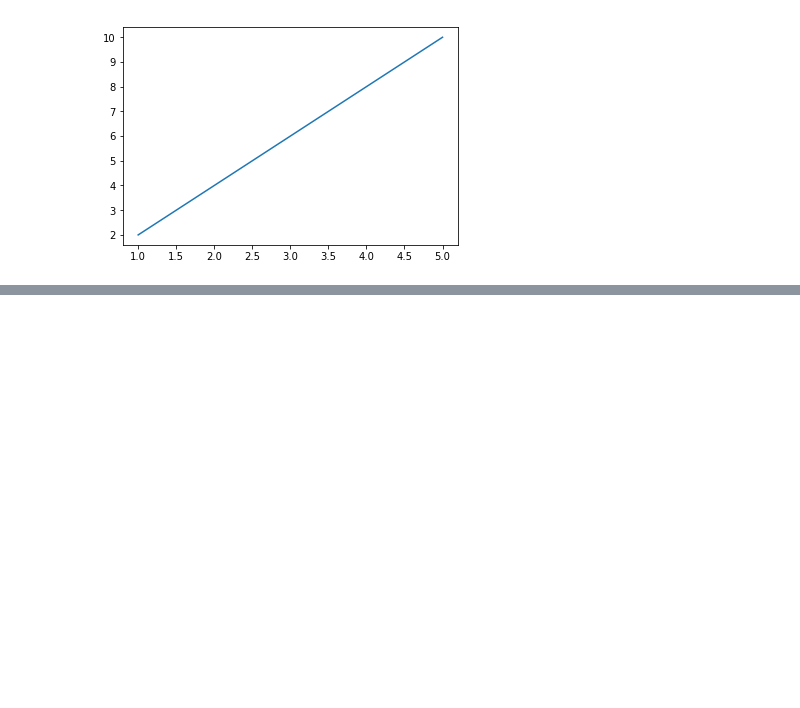
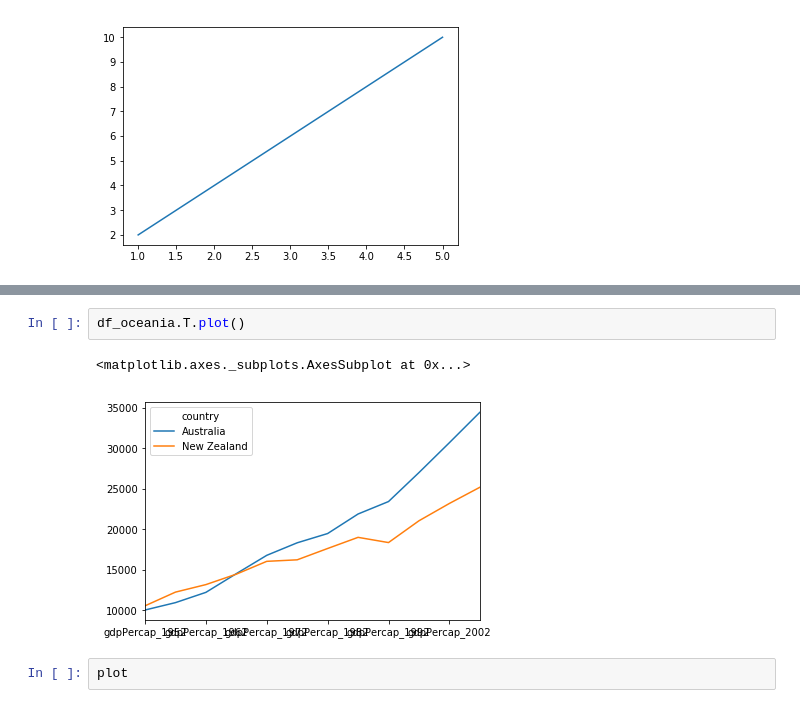
Before and after one commit to nih-fmrif/2017-09-28-NIH-CMN_notebooks, a Jupyter notebook: pandas_and_plotting.ipynb, the cells around one changed output, grey strips where cells are left out. Cells and saved outputs as stored; diff of their text form; blank space fills up the shorter version.

```diff
--- a/pandas_and_plotting.ipynb
+++ b/pandas_and_plotting.ipynb
@@ -283,0 +287,7 @@ data.loc
+# %%
+df_oceania.T.plot()
+# %% [output]
+<matplotlib.axes._subplots.AxesSubplot at 0x...>
+[figure, added]
+# %%
+plot
```
Also changed, not shown: parts of 1 cell of this notebook.
